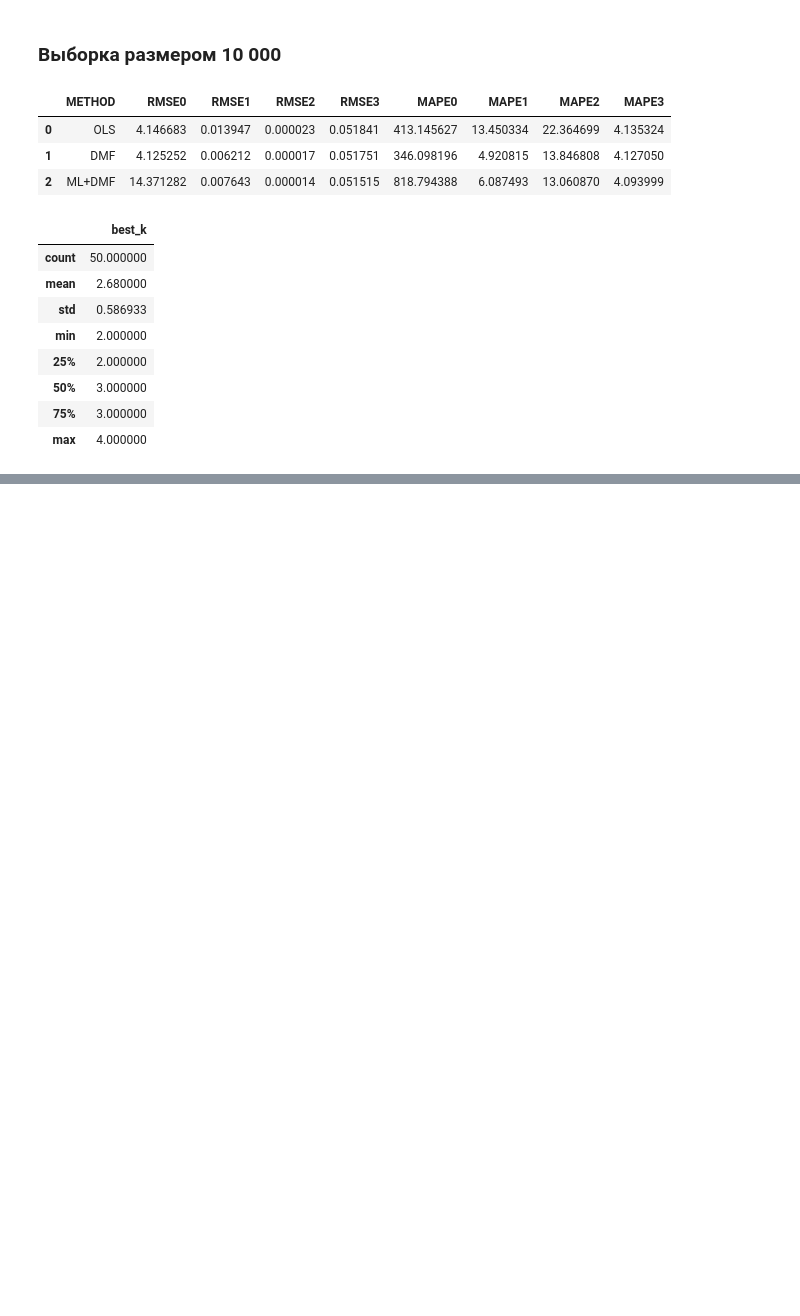
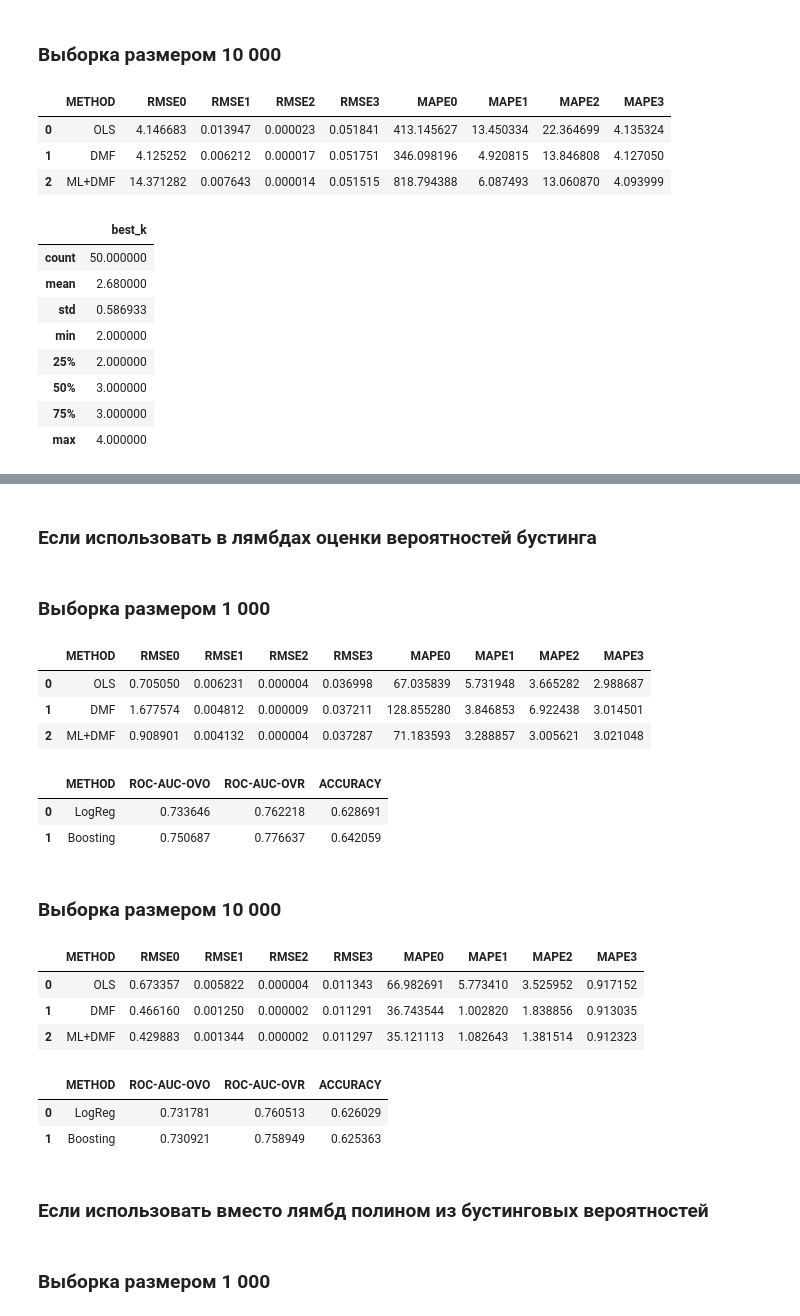
Before and after one commit to Markusiko/Diploma, a Jupyter notebook: ML_vs_DMF/Boosting_probas.ipynb, the cells around one changed output, grey strips where cells are left out. Drawn from its saved outputs; the diff is of its cells as text; code cells hidden in the pictures; blank space fills up the shorter version.

```diff
--- a/ML_vs_DMF/Boosting_probas.ipynb
+++ b/ML_vs_DMF/Boosting_probas.ipynb
@@ -501,0 +509,9 @@ pd.DataFrame(best_ks, columns=['best_k']).describe()
+# %%
+mu = np.array([0, 0, 0, 0])
+
+cov = np.array([[1   , 0.5 , -0.2, 0.1 ],
+                [0.5 , 1   , 0.25, -0.1],
+                [-0.2, 0.25, 1   , 0.7 ],
+                [0.1 , -0.1, 0.7 , 1   ]])
+
+np.random.multivariate_normal(mean=mu, cov=cov, size=1000)
@@ -501,0 +558,2 @@ pd.DataFrame(best_ks, columns=['best_k']).describe()
+# %% [markdown]
+### Если использовать в лямбдах оценки вероятностей бустинга
@@ -501,0 +631,36 @@ pd.DataFrame(best_ks, columns=['best_k']).describe()
+# %% [markdown]
+### Выборка размером 1 000
+# %%
+np.random.seed(3)
+
+n_simulations = 1000
+n_size = 1000
+
+ols_coefs, dmf_coefs, ml_coefs, lr_metrics, boost_metrics = simulate3(n_simulations, n_size)
+# %%
+cols_names = ['METHOD', 'RMSE0', 'RMSE1', 'RMSE2', 'RMSE3', 'MAPE0', 'MAPE1', 'MAPE2', 'MAPE3']
+
+results = [calc_coef_metrics(ols_coefs, beta_spend, model_name='OLS'),
+           calc_coef_metrics(dmf_coefs, beta_spend, model_name='DMF'),
+           calc_coef_metrics(ml_coefs, beta_spend, model_name='ML+DMF')]
+
+pd.DataFrame(results, columns=cols_names)
+# %% [output]
+|  | METHOD | RMSE0 | RMSE1 | RMSE2 | RMSE3 | MAPE0 | MAPE1 | MAPE2 | MAPE3 |
+| 0 | OLS | 0.705050 | 0.006231 | 0.000004 | 0.036998 | 67.035839 | 5.731948 | 3.665282 | 2.988687 |
+| 1 | DMF | 1.677574 | 0.004812 | 0.000009 | 0.037211 | 128.855280 | 3.846853 | 6.922438 | 3.014501 |
+| 2 | ML+DMF | 0.908901 | 0.004132 | 0.000004 | 0.037287 | 71.183593 | 3.288857 | 3.005621 | 3.021048 |
+# %%
+cols_names2 = ['METHOD', 'ROC-AUC-OVO', 'ROC-AUC-OVR', 'ACCURACY']
+
+class_metrics = [calc_class_metrics(lr_metrics, 'LogReg'),
+                 calc_class_metrics(boost_metrics, 'Boosting')]
+
+
+pd.DataFrame(class_metrics, columns=cols_names2)
+# %% [output]
+|  | METHOD | ROC-AUC-OVO | ROC-AUC-OVR | ACCURACY |
+| 0 | LogReg | 0.733646 | 0.762218 | 0.628691 |
+| 1 | Boosting | 0.750687 | 0.776637 | 0.642059 |
+# %% [markdown]
+### Выборка размером 10 000
@@ -501,0 +674,27 @@ pd.DataFrame(best_ks, columns=['best_k']).describe()
+# %%
+cols_names = ['METHOD', 'RMSE0', 'RMSE1', 'RMSE2', 'RMSE3', 'MAPE0', 'MAPE1', 'MAPE2', 'MAPE3']
+
+results = [calc_coef_metrics(ols_coefs, beta_spend, model_name='OLS'),
+           calc_coef_metrics(dmf_coefs, beta_spend, model_name='DMF'),
+           calc_coef_metrics(ml_coefs, beta_spend, model_name='ML+DMF')]
+
+pd.DataFrame(results, columns=cols_names)
+# %% [output]
+|  | METHOD | RMSE0 | RMSE1 | RMSE2 | RMSE3 | MAPE0 | MAPE1 | MAPE2 | MAPE3 |
+| 0 | OLS | 0.673357 | 0.005822 | 0.000004 | 0.011343 | 66.982691 | 5.773410 | 3.525952 | 0.917152 |
+| 1 | DMF | 0.466160 | 0.001250 | 0.000002 | 0.011291 | 36.743544 | 1.002820 | 1.838856 | 0.913035 |
+| 2 | ML+DMF | 0.429883 | 0.001344 | 0.000002 | 0.011297 | 35.121113 | 1.082643 | 1.381514 | 0.912323 |
+# %%
+cols_names2 = ['METHOD', 'ROC-AUC-OVO', 'ROC-AUC-OVR', 'ACCURACY']
+
+class_metrics = [calc_class_metrics(lr_metrics, 'LogReg'),
+                 calc_class_metrics(boost_metrics, 'Boosting')]
+
+
+pd.DataFrame(class_metrics, columns=cols_names2)
+# %% [output]
+|  | METHOD | ROC-AUC-OVO | ROC-AUC-OVR | ACCURACY |
+| 0 | LogReg | 0.731781 | 0.760513 | 0.626029 |
+| 1 | Boosting | 0.730921 | 0.758949 | 0.625363 |
+# %% [markdown]
+### Если использовать вместо лямбд полином из бустинговых вероятностей
@@ -501,0 +785,2 @@ pd.DataFrame(best_ks, columns=['best_k']).describe()
+# %% [markdown]
+### Выборка размером 1 000
```
Also changed, not shown: parts of 18 cells of this notebook, 4 other files.
